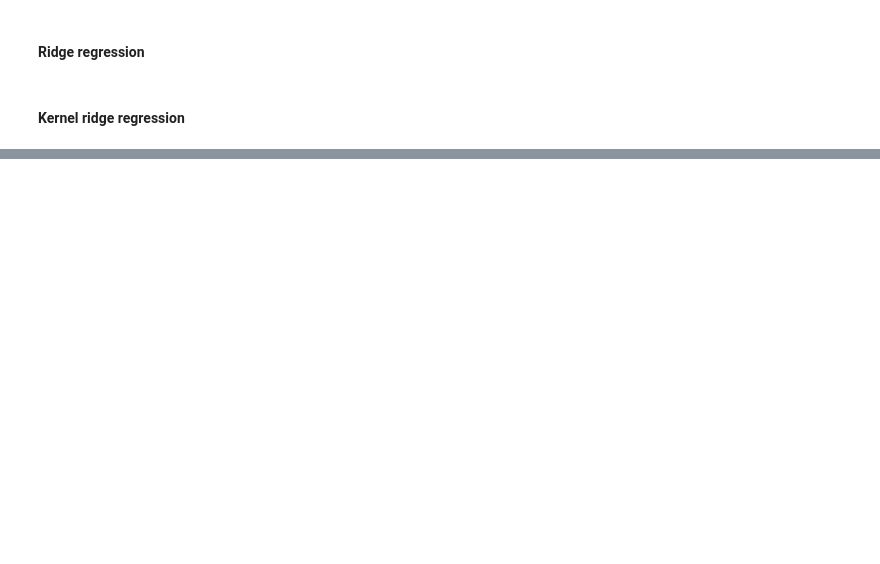
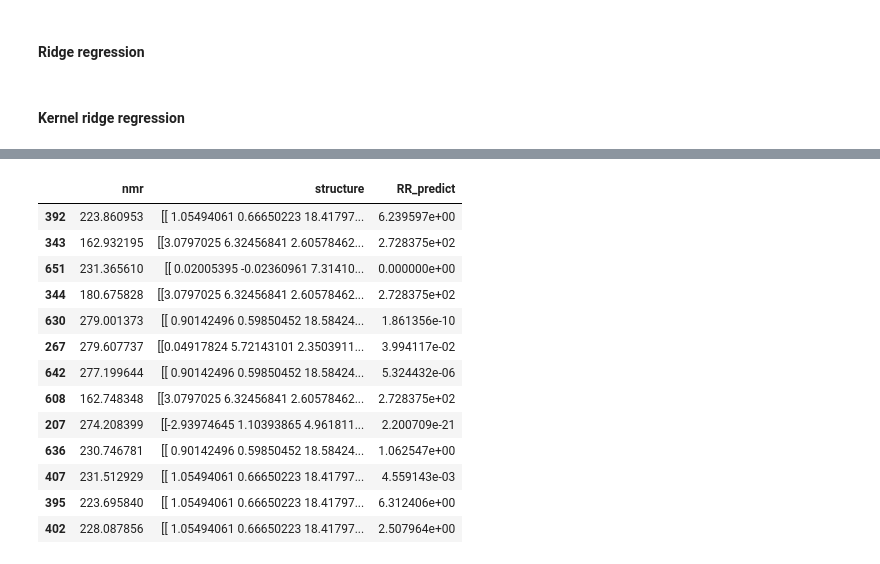
Before and after one commit to wushanyun64/27Al-Machine-learning, a Jupyter notebook: 27Al_process.ipynb, the cells around one changed output, grey strips where cells are left out. Saved outputs shown, nothing was run; the diff lists cells and outputs as text; code cells hidden in the pictures; blank space fills up the shorter version.

```diff
--- a/27Al_process.ipynb
+++ b/27Al_process.ipynb
@@ -375,8 +393,13 @@ def TensorGaussianCombo(structure_tensor, nmr_key):
 from scipy.sparse import vstack
 from random import sample
 def getXY(structures_tensors,num,descriptor,species):
-    X=None
+
+    if descriptor == 'soap':
+        X=None
+    elif descriptor == 'gaussian_sym':
+        X=[]
     y=[]
+
     for structure_tensor in tqdm(sample(structures_tensors,num)):
         if descriptor=='soap':
             soap, nmr_param = TensorSOAPcombo(structure_tensor,'diso',species = species)
@@ -396,14 +419,15 @@ def getXY(structures_tensors,num,descriptor,species):
         X = X
     else:
         X = np.array(X)
-    y = np.array(y)
+    y = pd.DataFrame(y,columns=['nmr','structure'])
 
     return(X,y)
 # %%
-N = 6
+N = 84
 species = [k[0] for k in occur_count_sorted[:N]]
 
-structure_input = structuresWithFirstNAtoms(N,occur_count_sorted,inliers)
+structure_input = structuresWithFirstNAtoms(N,occur_count_sorted,
+                                            inliers)
 X,y = getXY(structure_input,len(structure_input),'soap',species)
 print(X.shape,y.shape)
 # %% [output]
@@ -469,15 +493,15 @@ from scipy.stats import uniform
 # create and fit a kernel ridge regression model
 model = KernelRidge()
 param = {'alpha':uniform(0,1),
-#          'gamma':uniform(0,1e10),
+#          'gamma':uniform(0,100),
          'kernel':['rbf']}
 
 grid = RandomizedSearchCV(estimator=model,
                           param_distributions=param,
                           n_iter=20,
                           scoring='r2',
-                          cv=3,n_jobs=8)
-grid.fit(X_train, y_train)
+                          cv=5,n_jobs=8)
+grid.fit(X_train, y_train['nmr'])
 print(grid)
 # summarize the results of the grid search
 print(grid.best_score_)
@@ -506,14 +516,15 @@ from datetime import date
 
 y_rr = grid.predict(X_test)
 
-predict_result = pd.DataFrame([y_rr,np.array(y_test)]).transpose().rename(columns={0:'RR_predict',1:'DFT_predict'})
-print("score:{}".format(grid.score(X_test,y_test)))
+predict_result = y_test
+predict_result['RR_predict']=y_rr
+print("score:{}".format(grid.score(X_test,y_test['nmr'])))
 
 # write down the date for png save
 today = date.today()
 
 plt.figure(figsize=[12,8])
 plt.title('Kernel Ridge regression of diso (ppm)')
-plot = sns.scatterplot(x="RR_predict", y="DFT_predict", data=predict_result)
+plot = sns.scatterplot(x="RR_predict", y="nmr", data=predict_result[['RR_predict','nmr']])
 plt.savefig('27Al_krr_testSet_{}.png'.format(today))
 plt.show()
@@ -524,0 +531,20 @@ Wall time: 1.55 s
+# %%
+from StructureToCif import struc_to_cif
+bad_structures = predict_result[(predict_result['RR_predict']<(predict_result['nmr']-50)) |
+                                (predict_result['RR_predict']>(predict_result['nmr']+50))]
+bad_structures
+# %% [output]
+|  | nmr | structure | RR_predict |
+| 392 | 223.860953 | [[ 1.05494061 0.66650223 18.41797... | 6.239597e+00 |
+| 343 | 162.932195 | [[3.0797025 6.32456841 2.60578462... | 2.728375e+02 |
+| 651 | 231.365610 | [[ 0.02005395 -0.02360961 7.31410... | 0.000000e+00 |
+| 344 | 180.675828 | [[3.0797025 6.32456841 2.60578462... | 2.728375e+02 |
+| 630 | 279.001373 | [[ 0.90142496 0.59850452 18.58424... | 1.861356e-10 |
+| 267 | 279.607737 | [[0.04917824 5.72143101 2.3503911... | 3.994117e-02 |
+| 642 | 277.199644 | [[ 0.90142496 0.59850452 18.58424... | 5.324432e-06 |
+| 608 | 162.748348 | [[3.0797025 6.32456841 2.60578462... | 2.728375e+02 |
+| 207 | 274.208399 | [[-2.93974645 1.10393865 4.961811... | 2.200709e-21 |
+| 636 | 230.746781 | [[ 0.90142496 0.59850452 18.58424... | 1.062547e+00 |
+| 407 | 231.512929 | [[ 1.05494061 0.66650223 18.41797... | 4.559143e-03 |
+| 395 | 223.695840 | [[ 1.05494061 0.66650223 18.41797... | 6.312406e+00 |
+| 402 | 228.087856 | [[ 1.05494061 0.66650223 18.41797... | 2.507964e+00 |
```
Also changed, not shown: parts of 19 cells of this notebook.
